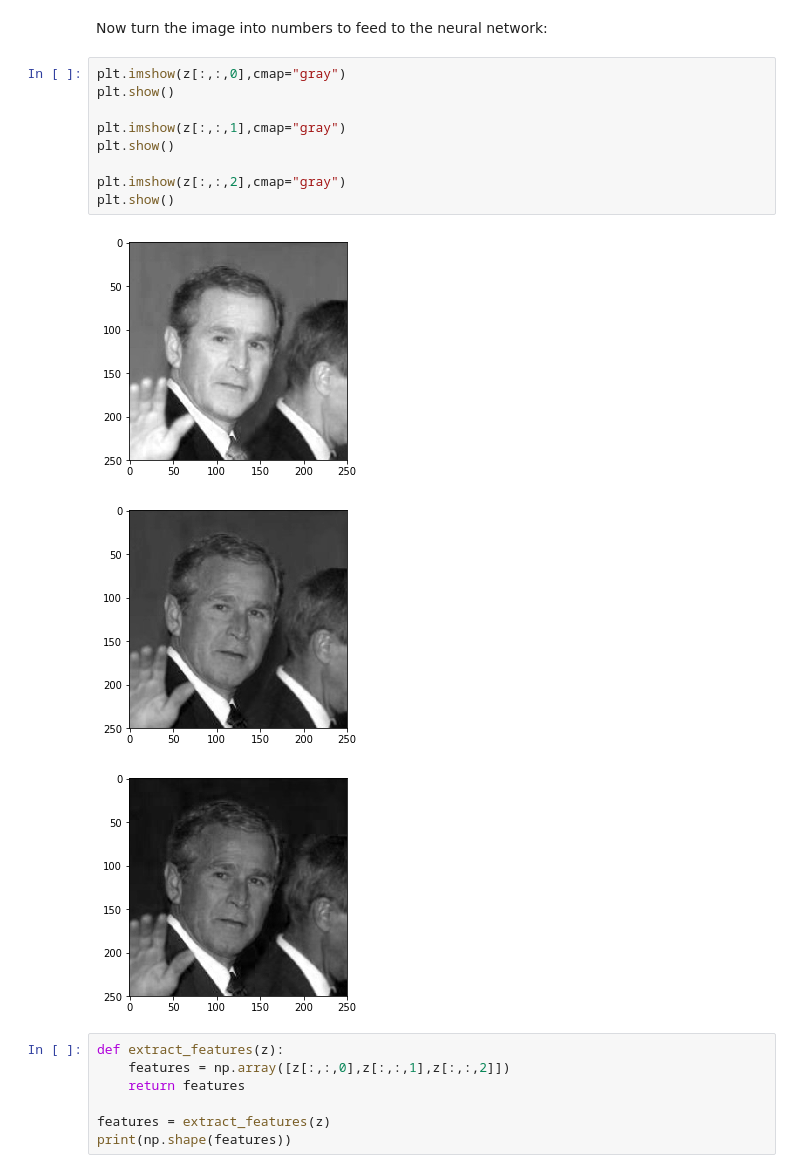
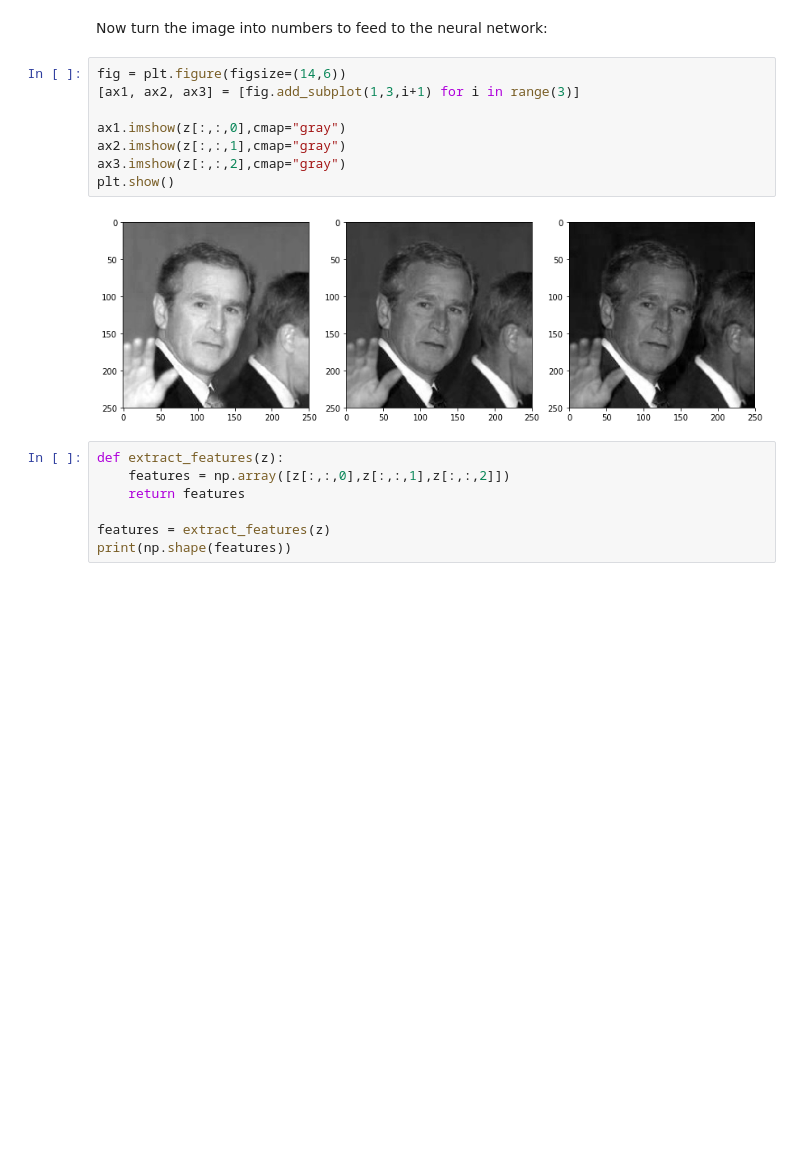
Before and after one commit to charlesreid1/in-your-face, a Jupyter notebook: Notebook 1 - Exploring the Data.ipynb, the cells around one changed output. Cells and saved outputs as stored; diff of their text form; blank space fills up the shorter version.

```diff
--- a/Notebook 1 - Exploring the Data.ipynb
+++ b/Notebook 1 - Exploring the Data.ipynb
@@ -156,18 +170,15 @@ plt.imshow(np.uint8(z))
 # %% [markdown]
 Now turn the image into numbers to feed to the neural network:
 # %%
-plt.imshow(z[:,:,0],cmap="gray")
+fig = plt.figure(figsize=(14,6))
+[ax1, ax2, ax3] = [fig.add_subplot(1,3,i+1) for i in range(3)]
+
+ax1.imshow(z[:,:,0],cmap="gray")
+ax2.imshow(z[:,:,1],cmap="gray")
+ax3.imshow(z[:,:,2],cmap="gray")
 plt.show()
-
-plt.imshow(z[:,:,1],cmap="gray")
-plt.show()
-
-plt.imshow(z[:,:,2],cmap="gray")
-plt.show()
 # %% [output]
-[figure, old version]
+[figure, new version]
-[figure, removed]
-[figure, removed]
 # %%
 def extract_features(z):
     features = np.array([z[:,:,0],z[:,:,1],z[:,:,2]])
```
Also changed, not shown: parts of 6 cells of this notebook, 6 other files.
